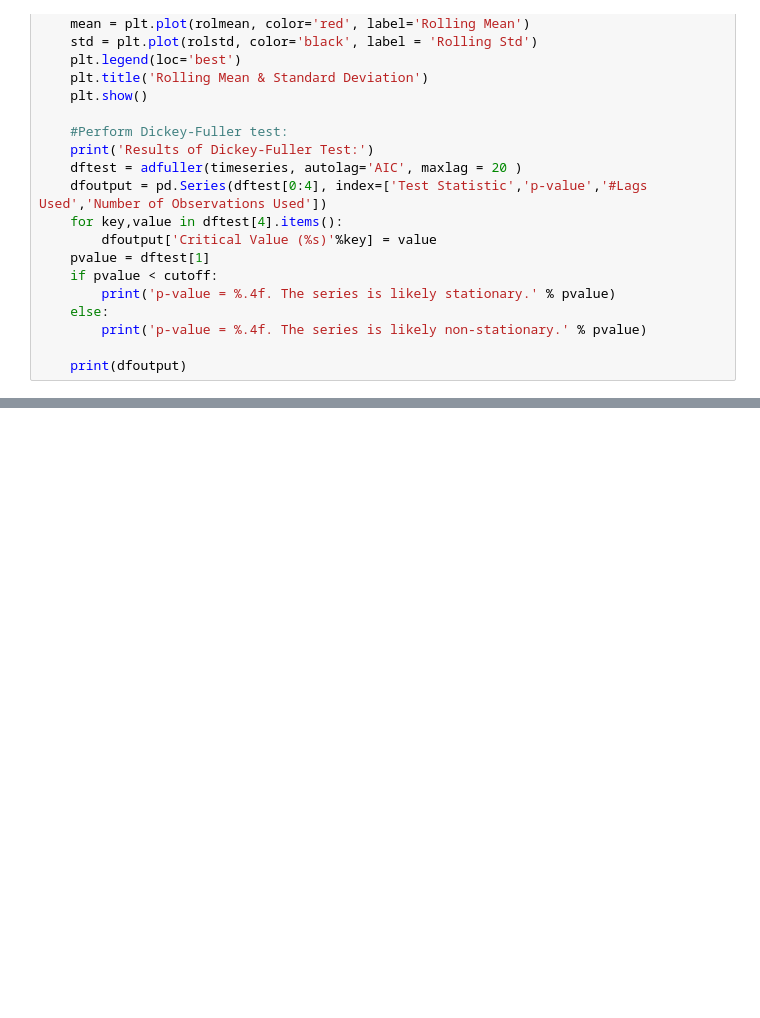
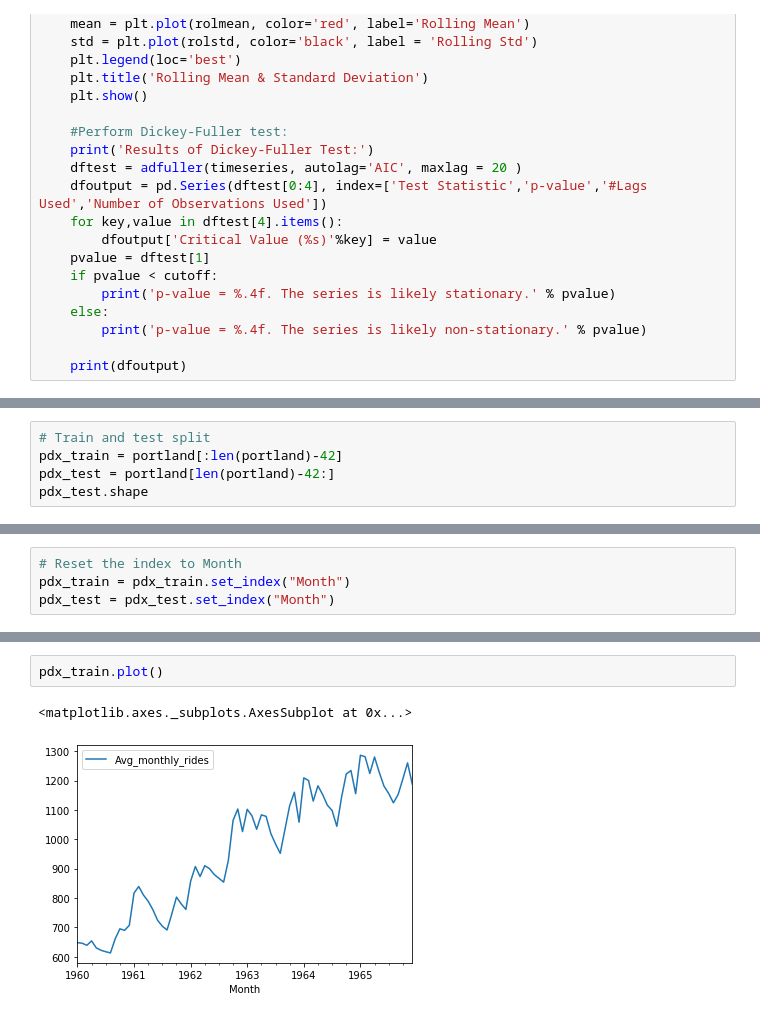
Before and after one commit to angiekl74/TimeSeriesAnalysis, a Jupyter notebook: PortlandRidership_Analysis_StatsmodelPackage_SARIMAX.ipynb, the cells around one changed output, grey strips where cells are left out. Cells and saved outputs as stored; diff of their text form; blank space fills up the shorter version.

```diff
--- a/PortlandRidership_Analysis_StatsmodelPackage_SARIMAX.ipynb
+++ b/PortlandRidership_Analysis_StatsmodelPackage_SARIMAX.ipynb
@@ -186,0 +165,5 @@ dtype: float64
+# %%
+# Train and test split
+pdx_train = portland[:len(portland)-42]
+pdx_test = portland[len(portland)-42:]
+pdx_test.shape
@@ -186,0 +193,4 @@ dtype: float64
+# %%
+# Reset the index to Month
+pdx_train = pdx_train.set_index("Month")
+pdx_test = pdx_test.set_index("Month")
@@ -186,0 +235,5 @@ dtype: float64
+# %%
+pdx_train.plot()
+# %% [output]
+<matplotlib.axes._subplots.AxesSubplot at 0x...>
+[figure, added]
```
Also changed, not shown: parts of 26 cells of this notebook, 2 other files.
